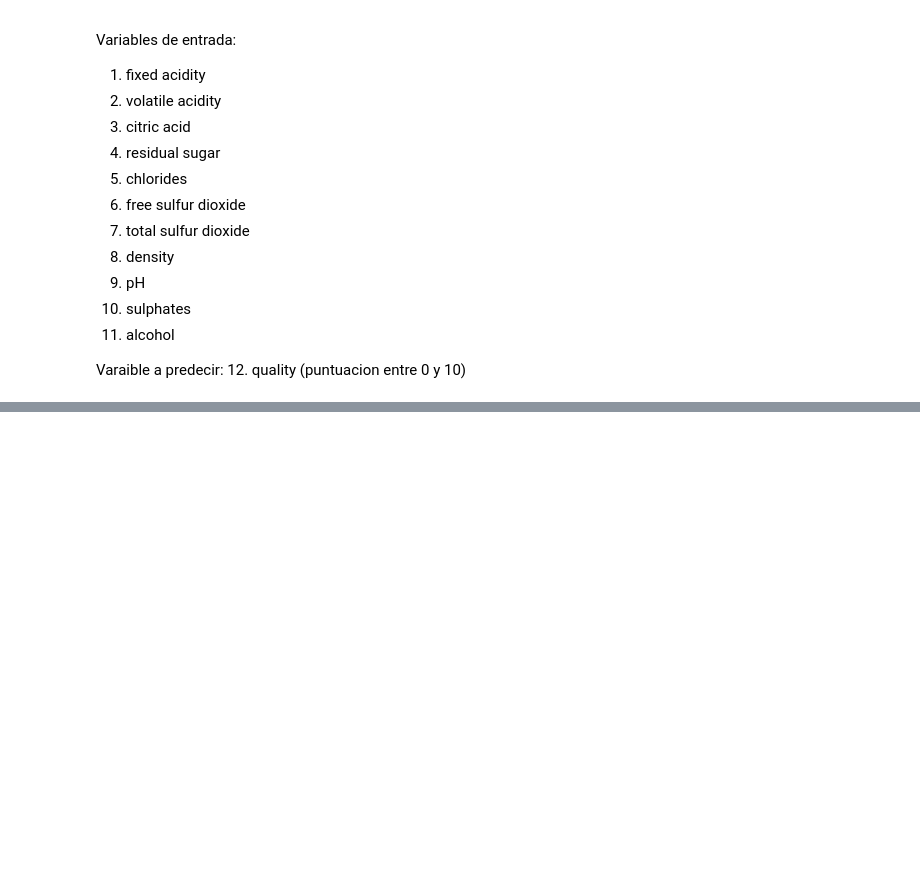
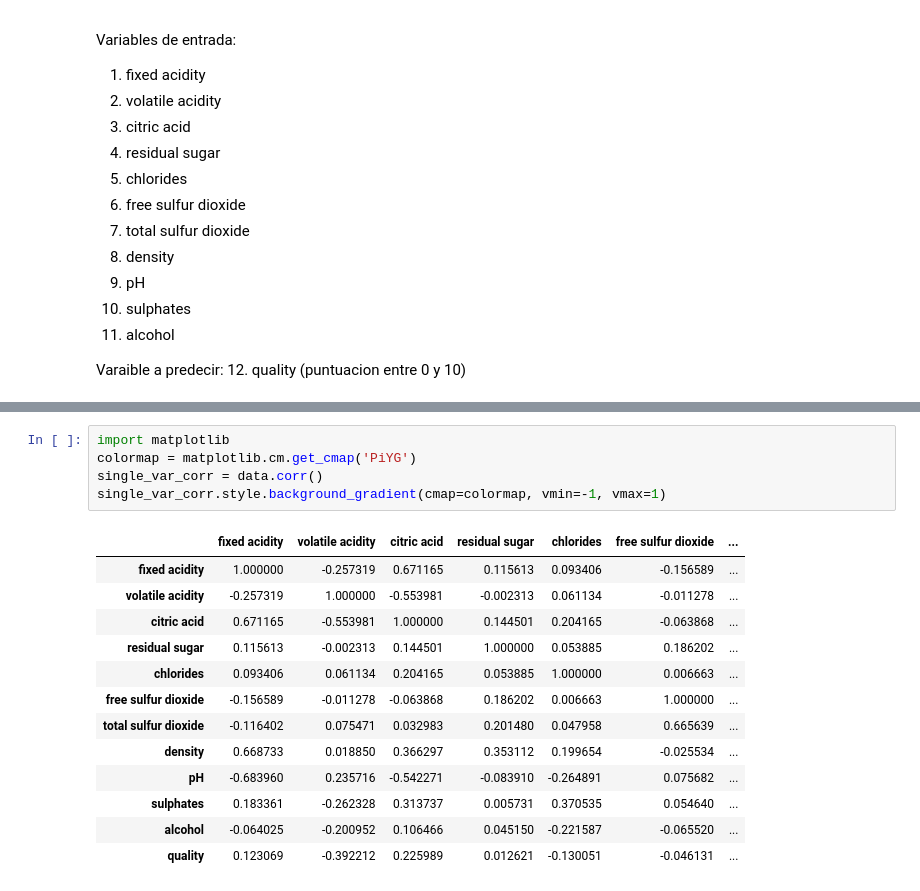
Before and after one commit to gallowstree/machine-learning-labs-2020, a Jupyter notebook: 02-regresion-polinomial/regresion_polinomial.ipynb, the cells around one changed output, grey strips where cells are left out. Drawn from its saved outputs; the diff is of its cells as text; blank space fills up the shorter version.

```diff
--- a/02-regresion-polinomial/regresion_polinomial.ipynb
+++ b/02-regresion-polinomial/regresion_polinomial.ipynb
@@ -214,0 +291,19 @@ data.sort_values('quality')
+# %%
+import matplotlib
+colormap = matplotlib.cm.get_cmap('PiYG')
+single_var_corr = data.corr()
+single_var_corr.style.background_gradient(cmap=colormap, vmin=-1, vmax=1)
+# %% [output]
+|  | fixed acidity | volatile acidity | citric acid | residual sugar | chlorides | free sulfur dioxide | ... |
+| fixed acidity | 1.000000 | -0.257319 | 0.671165 | 0.115613 | 0.093406 | -0.156589 | ... |
+| volatile acidity | -0.257319 | 1.000000 | -0.553981 | -0.002313 | 0.061134 | -0.011278 | ... |
+| citric acid | 0.671165 | -0.553981 | 1.000000 | 0.144501 | 0.204165 | -0.063868 | ... |
+| residual sugar | 0.115613 | -0.002313 | 0.144501 | 1.000000 | 0.053885 | 0.186202 | ... |
+| chlorides | 0.093406 | 0.061134 | 0.204165 | 0.053885 | 1.000000 | 0.006663 | ... |
+| free sulfur dioxide | -0.156589 | -0.011278 | -0.063868 | 0.186202 | 0.006663 | 1.000000 | ... |
+| total sulfur dioxide | -0.116402 | 0.075471 | 0.032983 | 0.201480 | 0.047958 | 0.665639 | ... |
+| density | 0.668733 | 0.018850 | 0.366297 | 0.353112 | 0.199654 | -0.025534 | ... |
+| pH | -0.683960 | 0.235716 | -0.542271 | -0.083910 | -0.264891 | 0.075682 | ... |
+| sulphates | 0.183361 | -0.262328 | 0.313737 | 0.005731 | 0.370535 | 0.054640 | ... |
+| alcohol | -0.064025 | -0.200952 | 0.106466 | 0.045150 | -0.221587 | -0.065520 | ... |
+| quality | 0.123069 | -0.392212 | 0.225989 | 0.012621 | -0.130051 | -0.046131 | ... |
```
Also changed, not shown: parts of 19 cells of this notebook.
